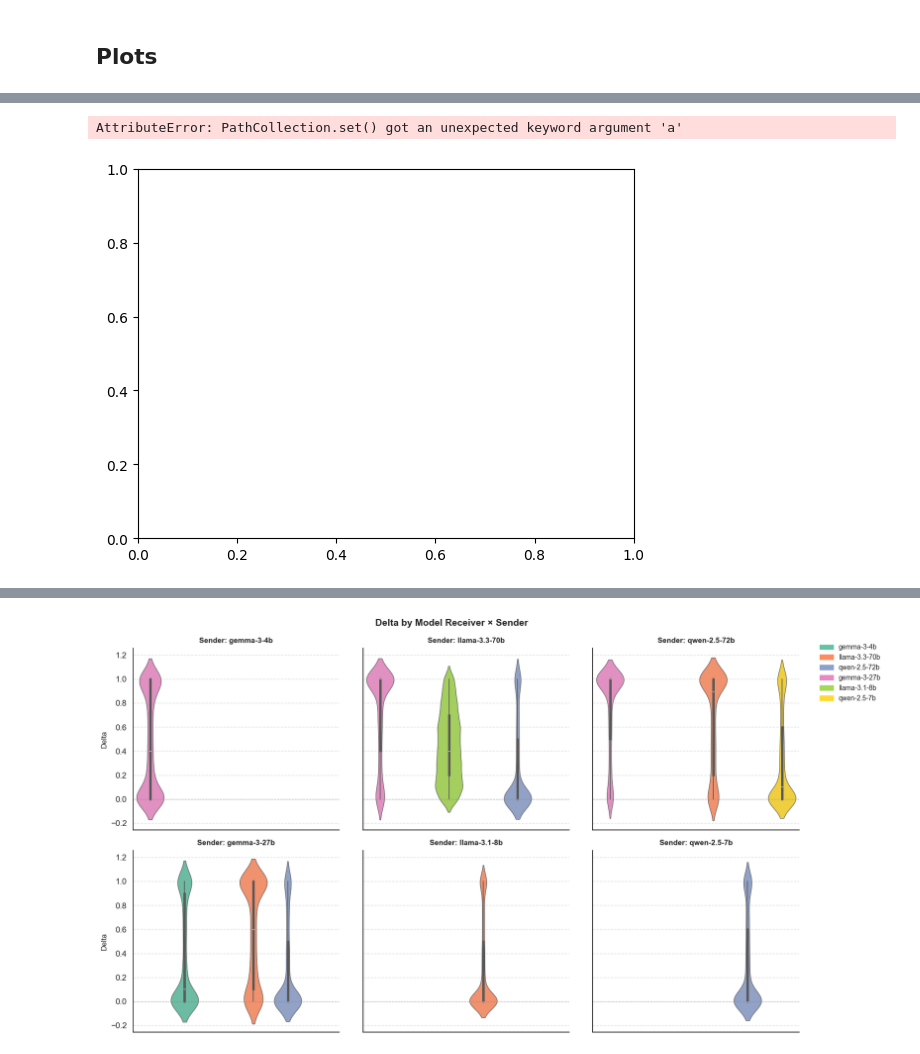
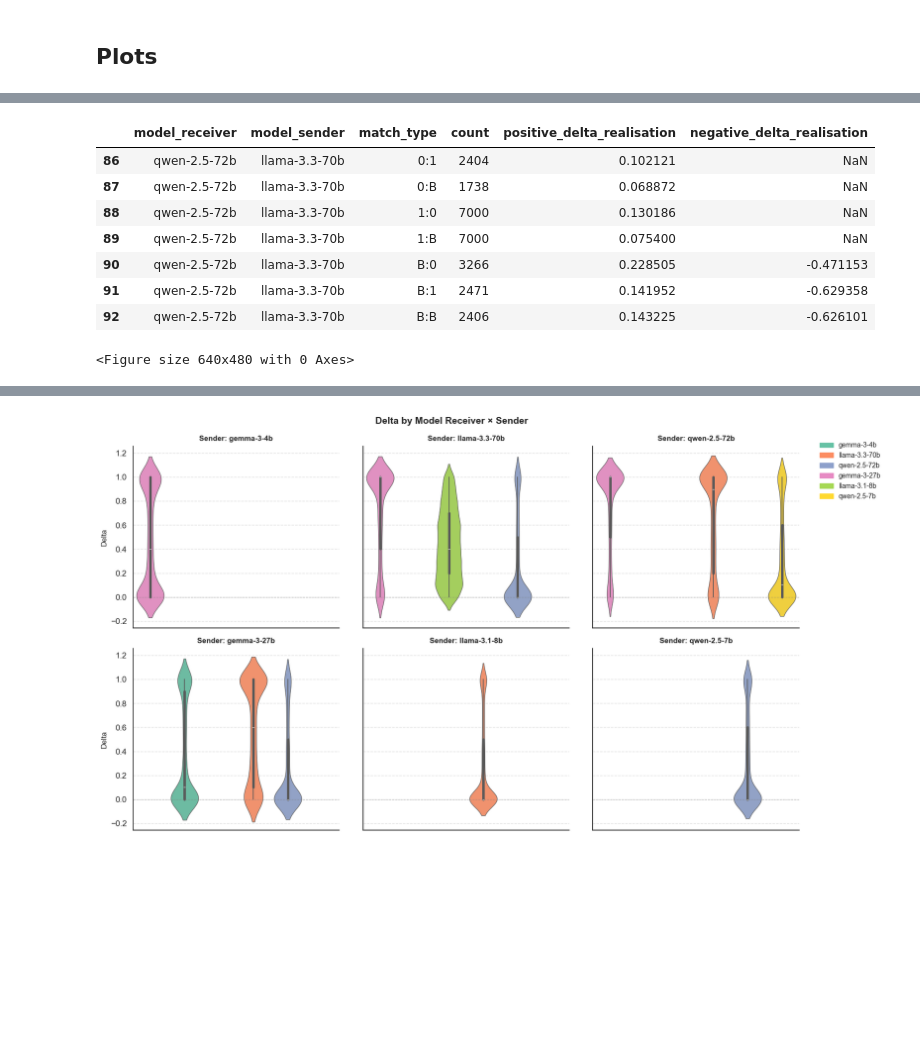
Before and after one commit to fridanl/thesis-mas, a Jupyter notebook: src/eda.ipynb, the cells around one changed output, grey strips where cells are left out. Saved outputs shown, nothing was run; the diff lists cells and outputs as text; code cells hidden in the pictures; blank space fills up the shorter version.

```diff
--- a/src/eda.ipynb
+++ b/src/eda.ipynb
@@ -493,5 +472,0 @@ plt.scatter(x = sarcasm_pair['p_receiver_of_label_sender'], y = sarcasm_pair['p_
-# %%
-sns.scatterplot(data=sarcasm_pair, x = 'p_receiver_of_label_sender', y = 'delta', a=0.1)
-# %% [output]
-AttributeError: PathCollection.set() got an unexpected keyword argument 'a'
-[figure, removed]
@@ -497,0 +486,11 @@ AttributeError: PathCollection.set() got an unexpected keyword argument 'a'
+# %%
+df_matches[(df_matches['model_receiver'] == 'qwen-2.5-72b') & (df_matches['model_sender'] == 'llama-3.3-70b')][['model_receiver', 'model_sender','match_type', 'count', 'positive_delta_realisation', 'negative_delta_realisation']]
+# %% [output]
+|  | model_receiver | model_sender | match_type | count | positive_delta_realisation | negative_delta_realisation |
+| 86 | qwen-2.5-72b | llama-3.3-70b | 0:1 | 2404 | 0.102121 | NaN |
+| 87 | qwen-2.5-72b | llama-3.3-70b | 0:B | 1738 | 0.068872 | NaN |
+| 88 | qwen-2.5-72b | llama-3.3-70b | 1:0 | 7000 | 0.130186 | NaN |
+| 89 | qwen-2.5-72b | llama-3.3-70b | 1:B | 7000 | 0.075400 | NaN |
+| 90 | qwen-2.5-72b | llama-3.3-70b | B:0 | 3266 | 0.228505 | -0.471153 |
+| 91 | qwen-2.5-72b | llama-3.3-70b | B:1 | 2471 | 0.141952 | -0.629358 |
+| 92 | qwen-2.5-72b | llama-3.3-70b | B:B | 2406 | 0.143225 | -0.626101 |
@@ -497,0 +499,64 @@ AttributeError: PathCollection.set() got an unexpected keyword argument 'a'
+# %%
+import matplotlib.colors as mcolors
+from matplotlib.ticker import MultipleLocator
+
+
+def make_heatmap(df):
+    x = df['p_receiver_of_label_sender'].round(1)
+    y = df['p_round_2'].round(1)
+
+    x_vals = np.round(np.arange(0.0, 1.01, 0.1), 1)
+    y_vals = np.round(np.arange(0.0, 1.01, 0.1), 1)
+
+    x_idx = {v: i for i, v in enumerate(x_vals)}
+    y_idx = {v: i for i, v in enumerate(y_vals)}
+
+    grid = np.zeros((len(y_vals), len(x_vals)), dtype=int)
+    for xi, yi in zip(x, y):
+        grid[y_idx[yi], x_idx[xi]] += 1
+
+
+    print(grid)
+    grid_norm = grid / (grid.sum() + 0.000001)
+
+    f,(ax1, axcb) = plt.subplots(1,2,
+                                figsize = (10, 6),
+                                gridspec_kw={'width_ratios':[1,0.04]})
+
+    g1 = sns.heatmap(
+        grid_norm,
+        ax=ax1,
+        cmap='OrRd',
+        vmin=0.0,
+        vmax=grid_norm.max(),
+        # annot=True,
+        fmt='g',
+        cbar=True,
+        cbar_ax=axcb,
+        square=True,
+        linewidths=0.1,
+        linecolor='white'
+    )
+    ax1.invert_yaxis()
+    ax1.set_xticks(np.arange(len(x_vals)) + 0.5)
+    ax1.set_yticks(np.arange(len(y_vals)) + 0.5)
+
+    ax1.set_xticklabels(x_vals)
+    ax1.set_yticklabels(y_vals)
+
+    ax1.set_xlabel("p_receiver_of_label_sender")
+    ax1.set_ylabel("p_round_2")
+
+    plt.tight_layout()
+
+    pos = axcb.get_position()
+    axcb.set_position([
+        pos.x0 * 0.9,
+        pos.y0 + pos.height * 0.3,
+        pos.width,
+        pos.height * 0.4
+    ])
+
+plt.tight_layout();
+# %% [output]
+<Figure size 640x480 with 0 Axes>
```
Also changed, not shown: parts of 15 cells of this notebook, 1 other file.
